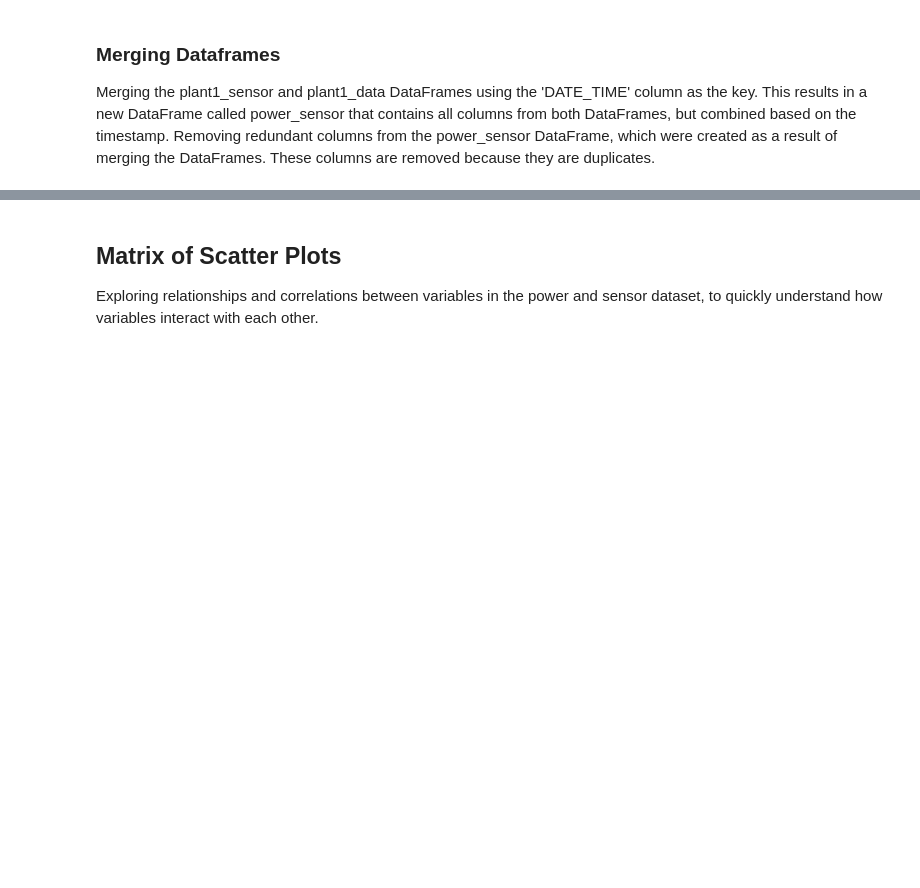
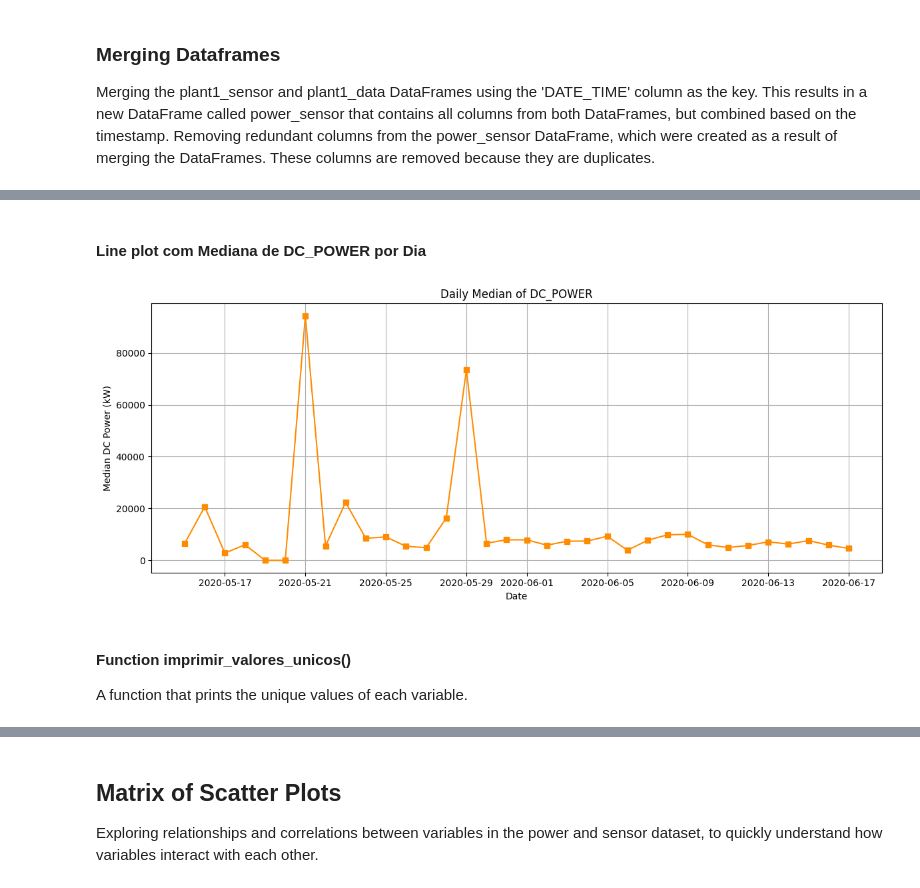
Before and after one commit to FelipeSteudel/Felipe_Steudel-Strategic_Thinking-CA3, a Jupyter notebook: CA3 - Felipe Steudel - Strategic Thinking - HDip in Data Analytics.ipynb, the cells around one changed output, grey strips where cells are left out. Saved outputs shown, nothing was run; the diff lists cells and outputs as text; code cells hidden in the pictures; blank space fills up the shorter version.

```diff
--- a/CA3 - Felipe Steudel - Strategic Thinking - HDip in Data Analytics.ipynb
+++ b/CA3 - Felipe Steudel - Strategic Thinking - HDip in Data Analytics.ipynb
@@ -375,0 +287,20 @@ del power_sensor['time_y']
+# %% [markdown]
+#### Line plot com Mediana de DC_POWER por Dia
+# %%
+# Group by DATE and calculate median
+daily_median = power_sensor.groupby('DATE')['DC_POWER'].median()
+
+# Plot daily median of DC_POWER
+plt.figure(figsize=(12, 5))
+daily_median.plot(marker='s', color='darkorange')
+plt.title('Daily Median of DC_POWER')
+plt.xlabel('Date')
+plt.ylabel('Median DC Power (kW)')
+plt.grid(True)
+plt.tight_layout()
+plt.show()
+# %% [output]
+[figure, added]
+# %% [markdown]
+#### Function imprimir_valores_unicos()
+A function that prints the unique values of each variable.
```
Also changed, not shown: parts of 83 cells of this notebook.
